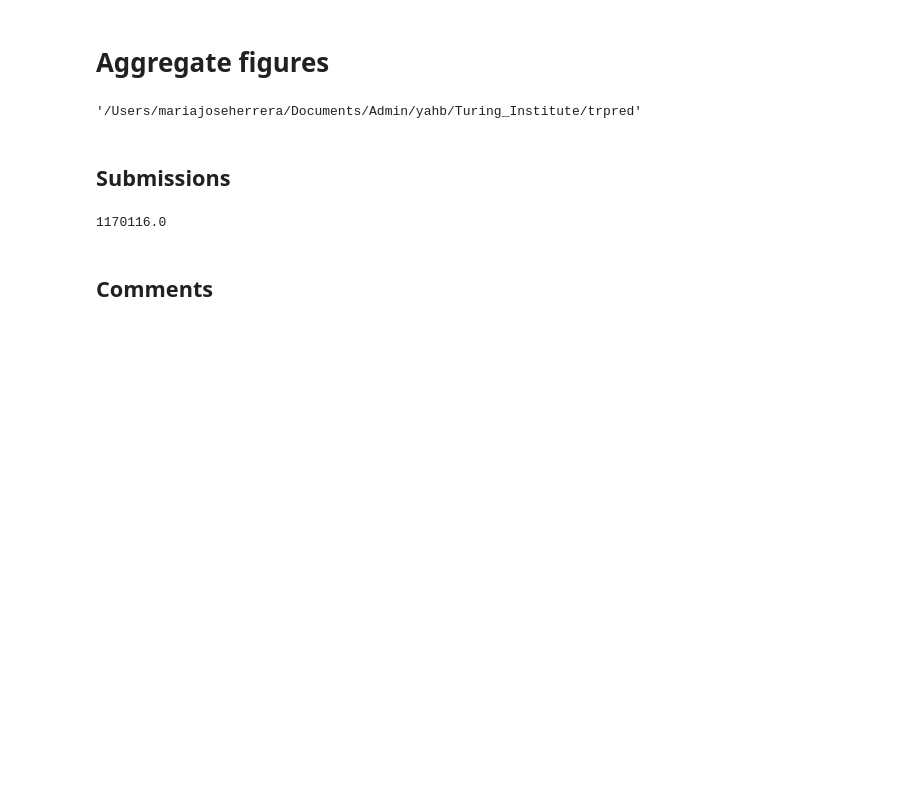
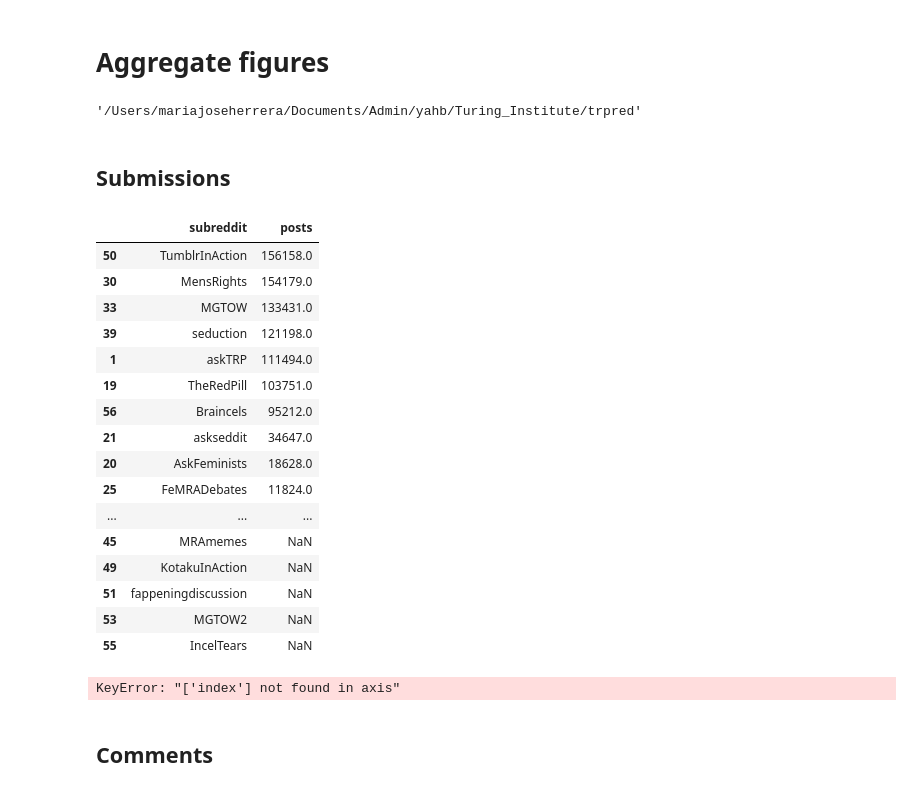
Before and after one commit to mh0409/trpred, a Jupyter notebook: sandbox_processing2.ipynb, the cells around one changed output. Cells and saved outputs as stored; diff of their text form; code cells hidden in the pictures; blank space fills up the shorter version.

```diff
--- a/sandbox_processing2.ipynb
+++ b/sandbox_processing2.ipynb
@@ -720,6 +768,8 @@ df_authors
 # %% [markdown]
 # Aggregate figures
 # %%
+import datetime as dt
+
 all_subred = ["RedPillWomen",\
                 "askTRP",\
                 "RedPillParenting",\
@@ -755,7 +805,7 @@ all_subred = ["RedPillWomen",\
 
 # Date limits
 start = int(dt.datetime(2012,10,25,0,0).timestamp())
-end = int(dt.datetime(2018,9,2,0,0).timestamp())
+end = int(dt.datetime(2018,9,1,0,0).timestamp())
 
 # Note: LeftWingMaleAdvocates was created in 2019 so is outside time range
 # askanincel has ~3k posts but none within time frame
@@ -805,13 +863,31 @@ df_subred_posts = pd.DataFrame.from_dict(subred_posts, orient = "index", columns
 df_subred_posts.index.name = 'subreddit'
 df_subred_posts.reset_index(inplace=True)
 # %%
-df_subred_posts.sort_values(by = 'subreddit', ascending = False)
+df_subred_posts.sort_values(by = 'posts', ascending = False)
+# %% [output]
+|  | subreddit | posts |
+| 50 | TumblrInAction | 156158.0 |
+| 30 | MensRights | 154179.0 |
+| 33 | MGTOW | 133431.0 |
+| 39 | seduction | 121198.0 |
+| 1 | askTRP | 111494.0 |
+| 19 | TheRedPill | 103751.0 |
+| 56 | Braincels | 95212.0 |
+| 21 | askseddit | 34647.0 |
+| 20 | AskFeminists | 18628.0 |
+| 25 | FeMRADebates | 11824.0 |
+| ... | ... | ... |
+| 45 | MRAmemes | NaN |
+| 49 | KotakuInAction | NaN |
+| 51 | fappeningdiscussion | NaN |
+| 53 | MGTOW2 | NaN |
+| 55 | IncelTears | NaN |
 # %%
 df_subred_posts = df_subred_posts.drop(columns = ['index'])
+# %% [output]
+KeyError: "['index'] not found in axis"
 # %%
 # Check total
-df_subred_posts.posts.sum()
+df_subred_posts
-# %% [output]
-1170116.0
 # %%
 os.chdir("/Volumes/SAMSUNG/trpred")
```
Also changed, not shown: parts of 35 cells of this notebook, 5 other files.
